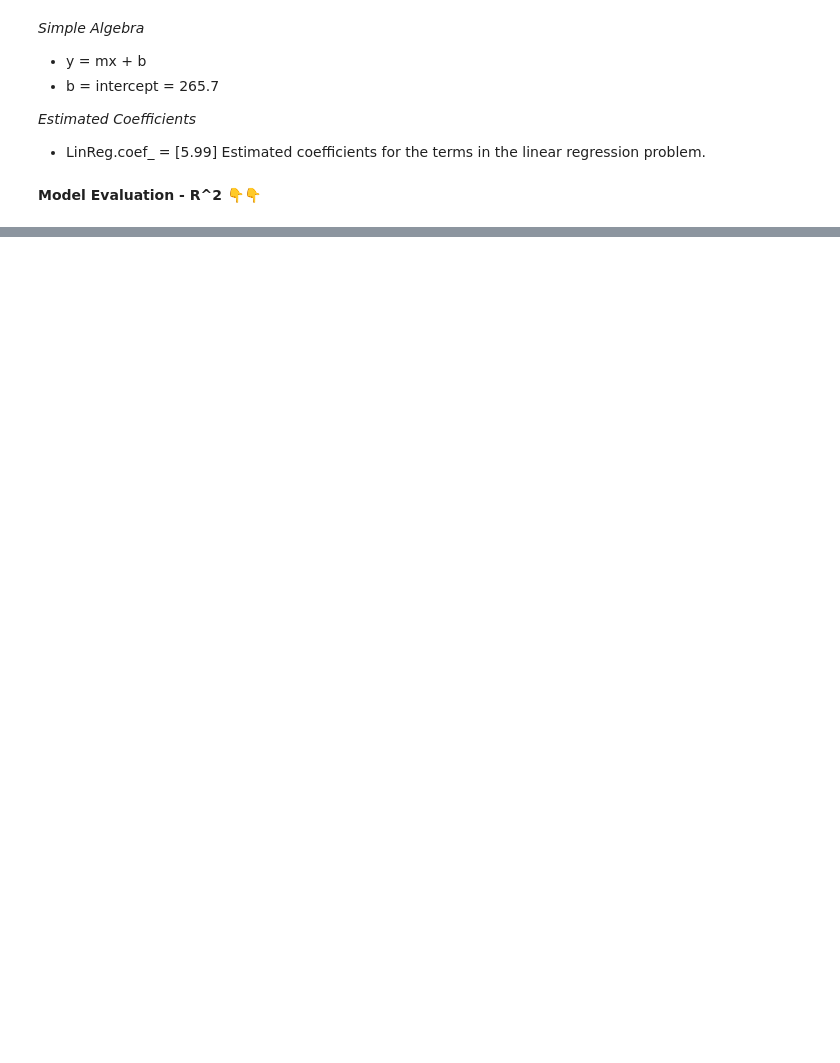
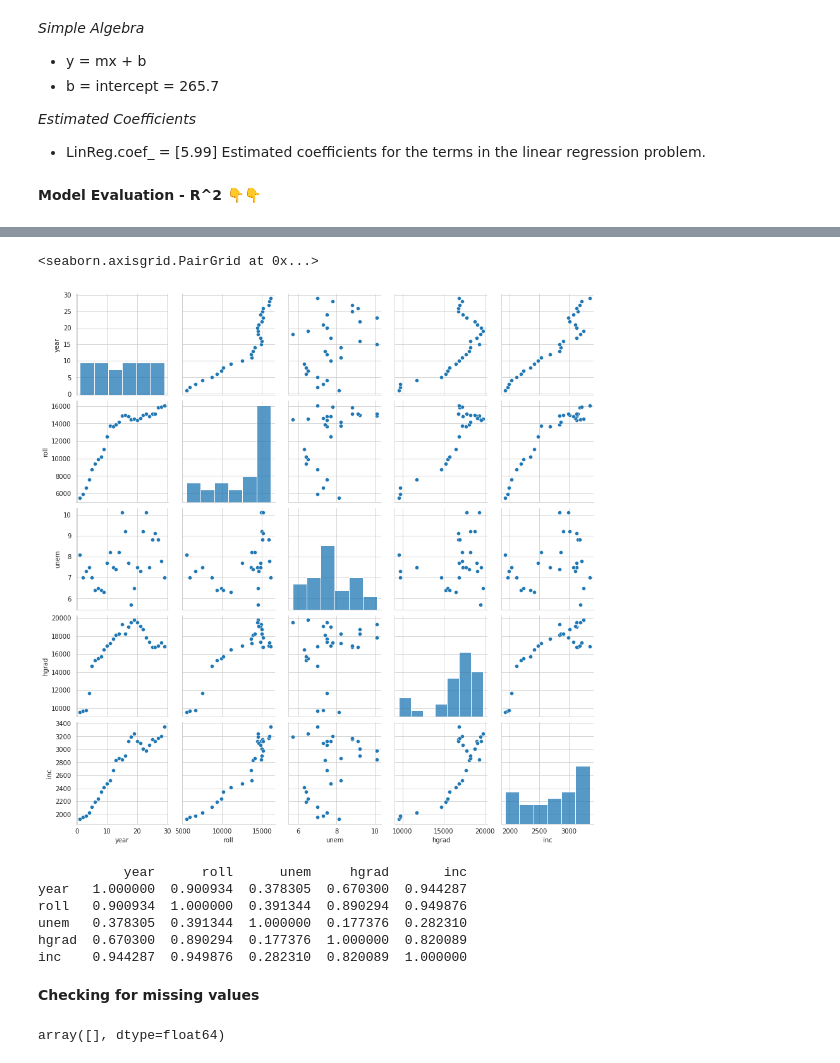
Before and after one commit to Fekry2016/data-analysis-with-python, a Jupyter notebook: Machine Learning.ipynb, the cells around one changed output, grey strips where cells are left out. Cells and saved outputs as stored; diff of their text form; code cells hidden in the pictures; blank space fills up the shorter version.

```diff
--- a/Machine Learning.ipynb
+++ b/Machine Learning.ipynb
@@ -73,0 +82,6 @@ print(LinReg.score(X,y))
+# %%
+address = 'https://docs.google.com/spreadsheets/d/e/2PACX-1vSDKk4UPR6v4wxEMnVQ7ySU69iiSft0lazcvl-UlNfmBZ2k2AAG3mI5IQjDSFxk6DTrmbf4UapVC5uY/pub?output=csv'
+
+enroll = pd.read_csv(address)
+enroll.columns = ['year', 'roll', 'unem', 'hgrad', 'inc']
+enroll.head()
@@ -73,0 +95,14 @@ print(LinReg.score(X,y))
+# %%
+sb.pairplot(enroll)
+# %% [output]
+<seaborn.axisgrid.PairGrid at 0x...>
+[figure, added]
+# %%
+print(enroll.corr())
+# %% [output]
+           year      roll      unem     hgrad       inc
+year   1.000000  0.900934  0.378305  0.670300  0.944287
+roll   0.900934  1.000000  0.391344  0.890294  0.949876
+unem   0.378305  0.391344  1.000000  0.177376  0.282310
+hgrad  0.670300  0.890294  0.177376  1.000000  0.820089
+inc    0.944287  0.949876  0.282310  0.820089  1.000000
@@ -73,0 +117,7 @@ print(LinReg.score(X,y))
+# %% [markdown]
+**Checking for missing values**
+# %%
+missing_values = X==np.NAN
+X[missing_values == True]
+# %% [output]
+array([], dtype=float64)
```
Also changed, not shown: parts of 11 cells of this notebook.
